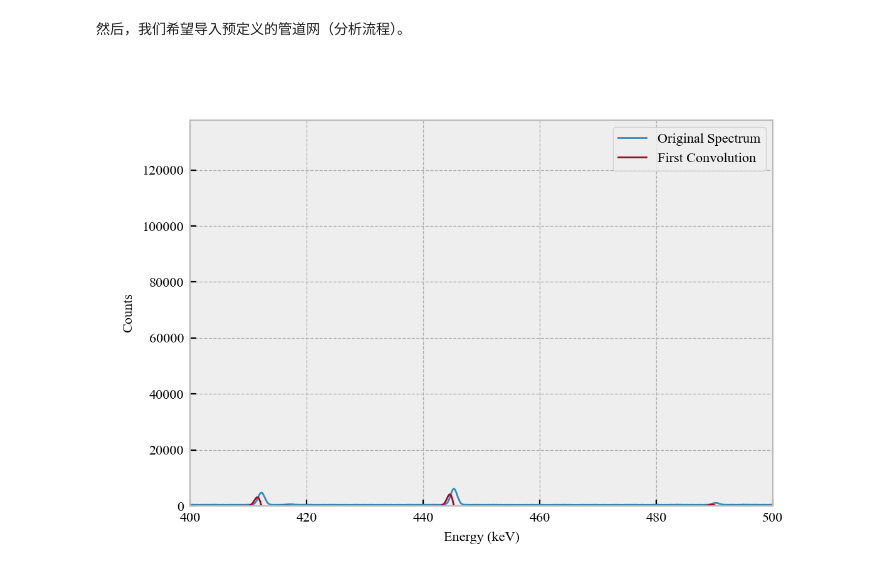
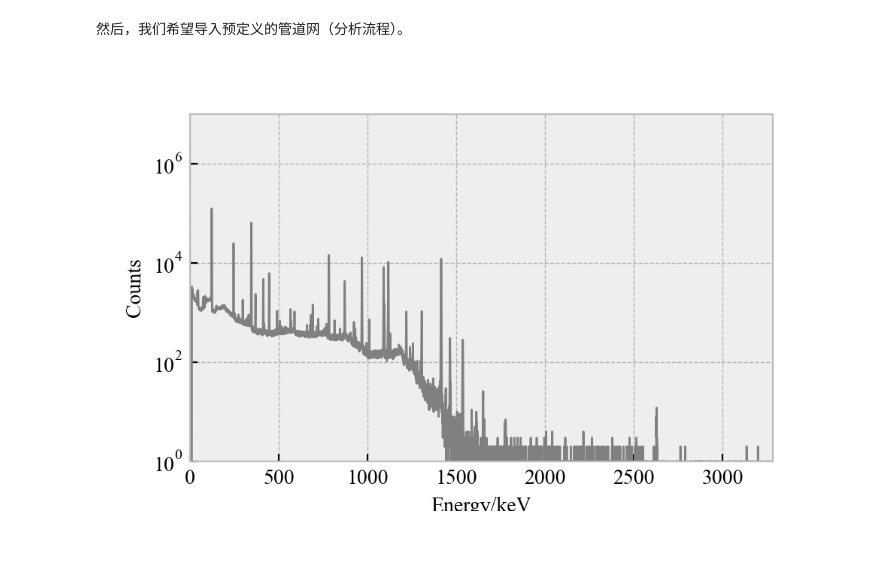
Before and after one commit to thu-inet/Gamut, a Jupyter notebook: 实验Eu152能谱分析.ipynb, the cells around one changed output. Cells and saved outputs as stored; diff of their text form; code cells hidden in the pictures; blank space fills up the shorter version.

```diff
--- a/实验Eu152能谱分析.ipynb
+++ b/实验Eu152能谱分析.ipynb
@@ -13,19 +13,18 @@ bench.label = 'Eu-152'
 我们在此处实现了各个模拟能谱的导入和可视化，可以看到bench能谱的数值涨落程度极小，峰也很明显，可以作为基准使用。
 # %% [markdown]
 然后，我们希望导入预定义的管道网（分析流程）。
-# %%
-%matplotlib widget
-plt.close()
-spec = gamspec.SecondConvolutionPeakSearcher()._firstconvol(bench, 2)
-spec = gamspec.Spectrum(spec, ergcal=bench.ergcal, label='First Convolution')
-bench.label = 'Original Spectrum'
-bench.plot()
-spec.plot()
-plt.legend()
-plt.xlim(400, 500)
-plt.show()
-# %% [output]
-[figure, removed]
+# %%
+%matplotlib widget
+plt.close()
+
+plt.figure(figsize=(5, 3))
+bench.plot(linestyle='-', marker='None', markersize=1, color='gray')
+plt.yscale('log')
+plt.ylim(1, 1E7)
+
+plt.show()
+# %% [output]
+[figure, added]
 # %%
 # 用于寻峰的分支
 sav = gamspec.SavitzkySmoother(3, 3)
```
Also changed, not shown: parts of 11 cells of this notebook, 16 other files.
